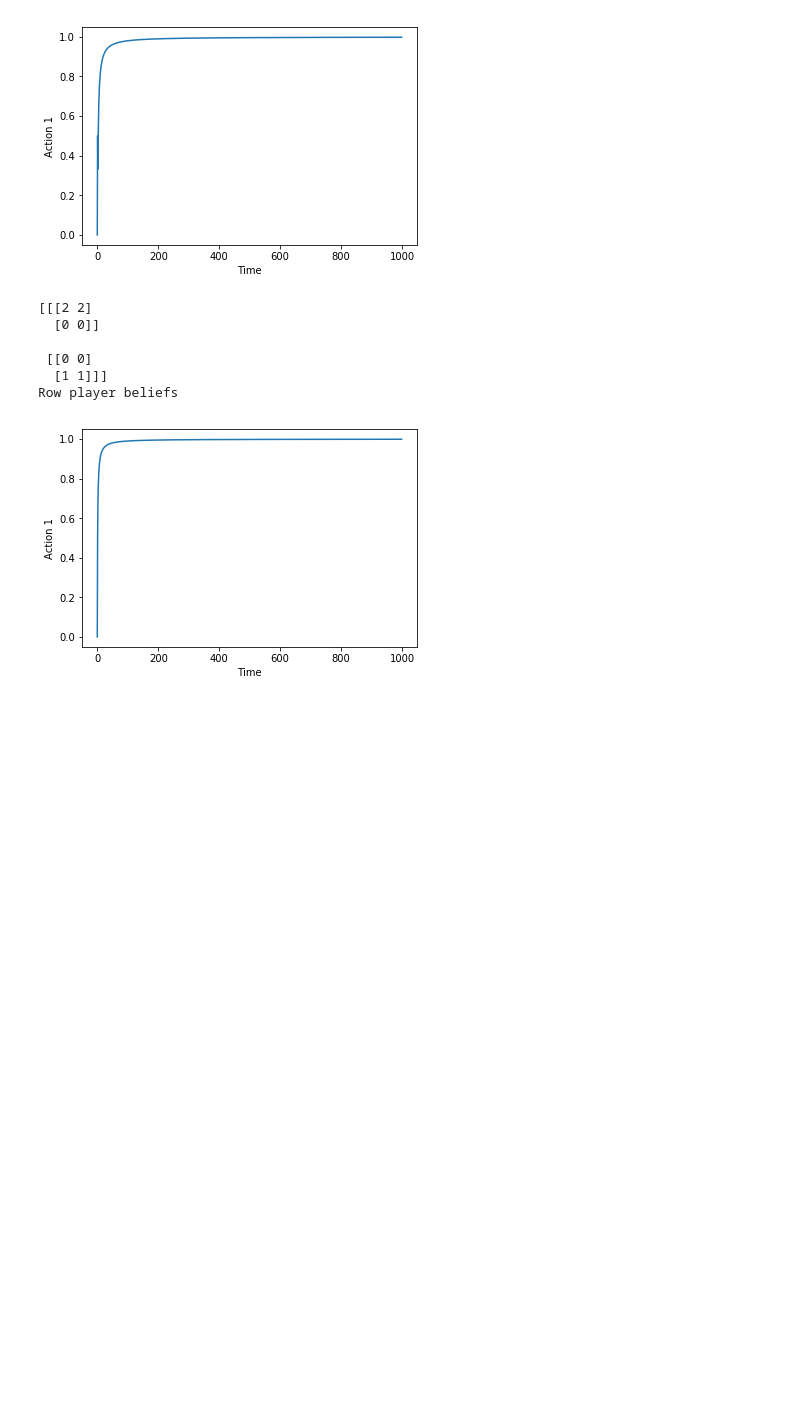
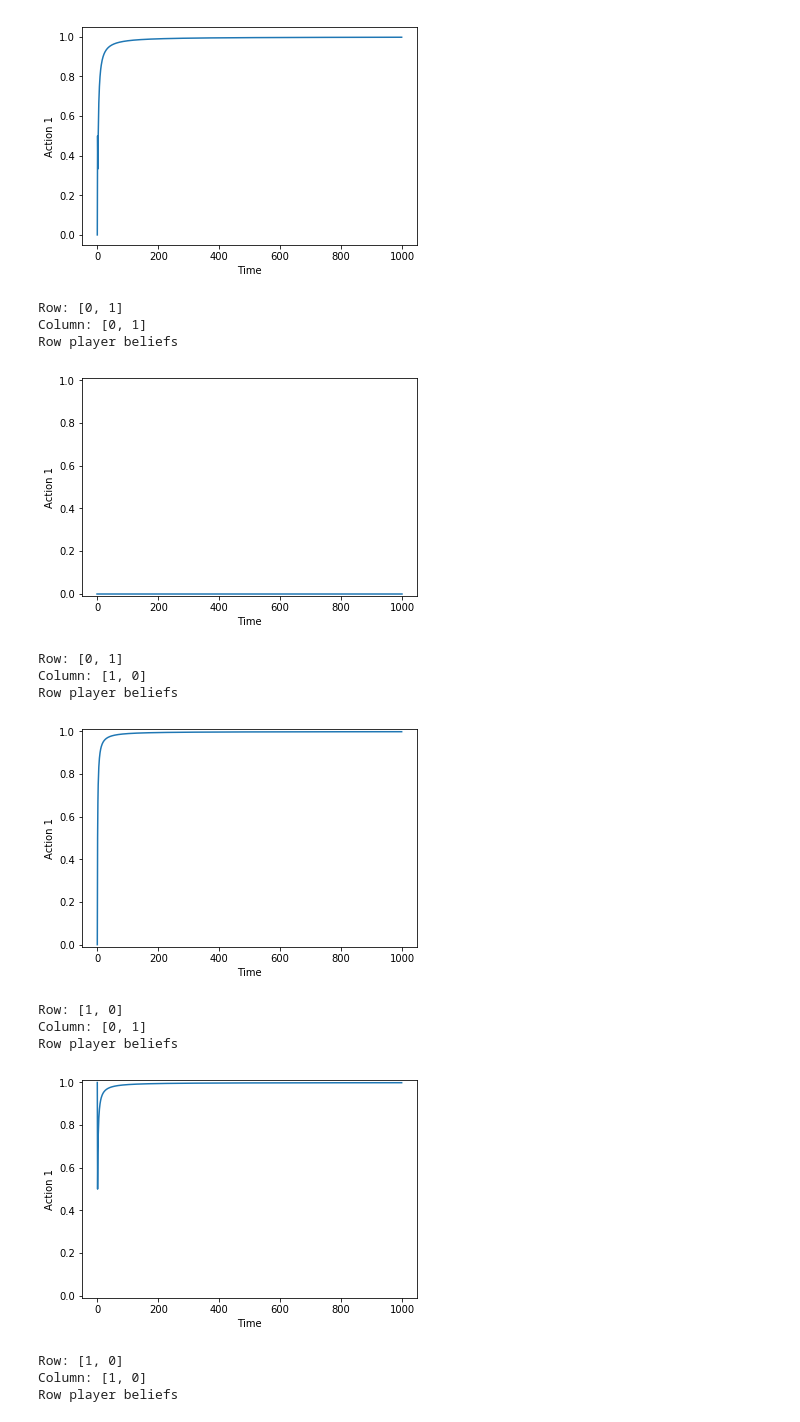
Before and after one commit to wesleyackerman/multiagent_systems, a Jupyter notebook: hw/Fictitious Play/Fictitious.ipynb, the cells around one changed output. Drawn from its saved outputs; the diff is of its cells as text; code cells hidden in the pictures; blank space fills up the shorter version.

Commit message:
Working fictitious play

```diff
--- a/hw/Fictitious Play/Fictitious.ipynb
+++ b/hw/Fictitious Play/Fictitious.ipynb
@@ -2,7 +2,7 @@
 import numpy as np
 import matplotlib.pyplot as plt
 np.set_printoptions(3)
-
+%matplotlib inline
 class fictitious_play:
 
     def __init__(self, game_type, p1_beliefs, p2_beliefs):
@@ -12,13 +12,13 @@ class fictitious_play:
                  "coordination":np.asarray([[[2,2],[0,0]],[[0,0],[1,1]]]),
                  "pennies":np.asarray([[[1,-1],[-1,1]],[[-1,1],[1,-1]]])
                 }
-        self.p1_beliefs = p1_beliefs
-        self.p2_beliefs = p2_beliefs
+        self.p1_beliefs = p1_beliefs.copy()
+        self.p2_beliefs = p2_beliefs.copy()
 
         self.game = games[game_type]
         self.historical_beliefs1 = []
         self.historical_beliefs2 = []
-        print(self.game)
+        #print(self.game)
 
     def normalize(self, matrix):
         if isinstance(matrix,list) or len(matrix.shape)==1:
@@ -46,22 +46,6 @@ class fictitious_play:
             print("BR",br)
         return br
 
-
-    def get_best_response_old(self, beliefs_about_opponent, player="row"):
-        """
-        Args:
-            beliefs_about_opponent (list of counts for each action)
-        Return:
-            index of best response
-        """
-
-        belief_about_opp = np.argmax(beliefs_about_opponent)
-        if player == "row":
-            br = np.argmax(self.game[:,belief_about_opp,0])
-        else:
-            br = np.argmax(self.game[belief_about_opp,:,1])
-        return br
-
     def play_one_game(self, verbose=False):
         self.historical_beliefs1.append(self.p1_beliefs.copy())
         self.historical_beliefs2.append(self.p2_beliefs.copy())
@@ -80,6 +64,7 @@ class fictitious_play:
     def plot_strategies(self, beliefs, verbose=False):
         beliefs = np.asarray(beliefs)
         normalized = beliefs/(np.sum(beliefs,axis=1)[:,None])
+        plt.ylim([-.01,1.01])
         if normalized.shape[1]==3:
             plt.xlabel("Action 1")
             plt.ylabel("Action 2")
@@ -88,6 +73,7 @@ class fictitious_play:
             plt.xlabel("Time")
             plt.ylabel("Action 1")
             plt.plot(range(0,len(normalized[:,0])), normalized[:,0], )
+        plt.show()
         if verbose:
             print(normalized)
 # %%
@@ -172,19 +147,32 @@ engine.plot_strategies(engine.historical_beliefs1)
 Row player beliefs
 [figure]
 # %%
-row_beliefs = [0,1]
-column_beliefs = [1,0]
 
 game = "coordination"
-engine = fictitious_play(game, row_beliefs, column_beliefs)
-engine.play_games(1000)
-print("Row player beliefs")
-engine.plot_strategies(engine.historical_beliefs1)
+
+for row_beliefs in ([0,1],[1,0]):
+    #print(row_beliefs)
+    for column_beliefs in [[0,1],[1,0]]:
+        print("Row:", row_beliefs)
+        print("Column:", column_beliefs)
+        engine = fictitious_play(game, row_beliefs, column_beliefs)
+        engine.play_games(1000)
+
+        print("Row player beliefs")
+        engine.plot_strategies(engine.historical_beliefs1)
 # %% [output]
-[[[2 2]
-  [0 0]]
-
- [[0 0]
-  [1 1]]]
+Row: [0, 1]
+Column: [0, 1]
 Row player beliefs
-[figure, old version]
+[figure, new version]
+Row: [0, 1]
+Column: [1, 0]
+Row player beliefs
+[figure, added]
+Row: [1, 0]
+Column: [0, 1]
+Row player beliefs
+[figure, added]
+Row: [1, 0]
+Column: [1, 0]
+Row player beliefs
```
Also changed, not shown: parts of 3 cells of this notebook.
